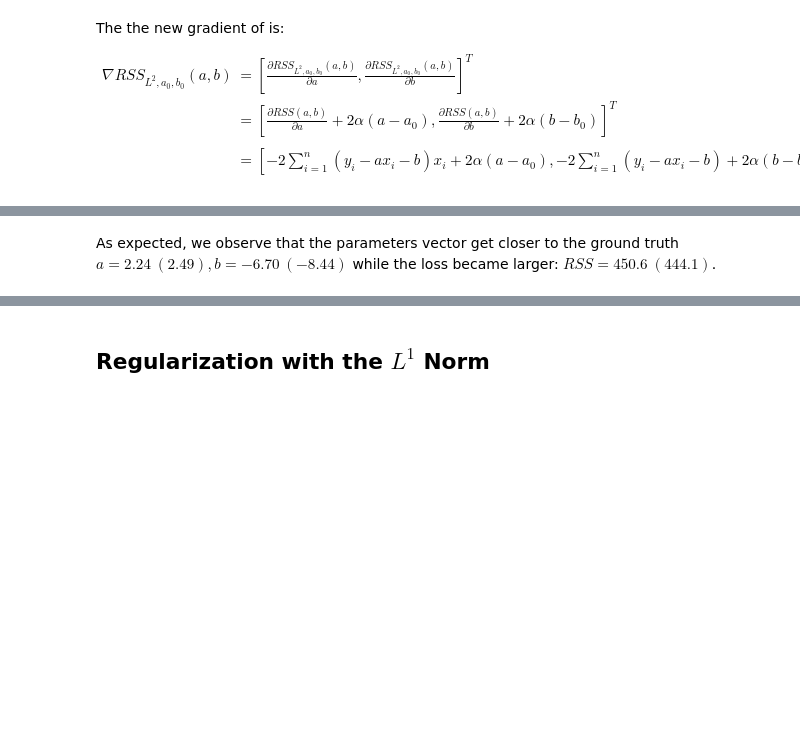
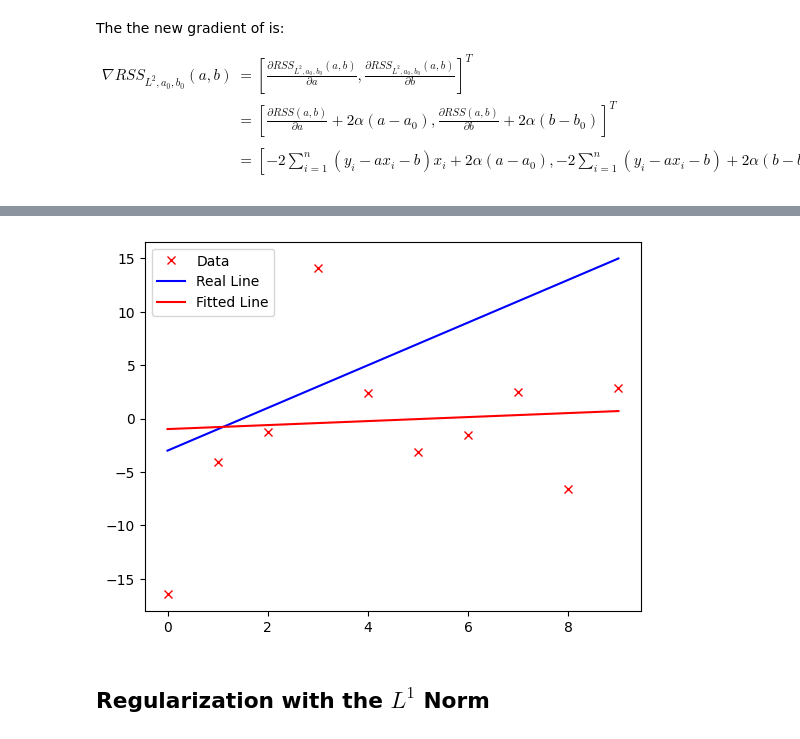
Before and after one commit to kallefrisk/Schoolwork, a Jupyter notebook: Python/DeepLearning/Regularization of linear regression with norms and constraints.ipynb, the cells around one changed output, grey strips where cells are left out. Saved outputs shown, nothing was run; the diff lists cells and outputs as text; code cells hidden in the pictures; blank space fills up the shorter version.

```diff
--- a/Python/DeepLearning/Regularization of linear regression with norms and constraints.ipynb
+++ b/Python/DeepLearning/Regularization of linear regression with norms and constraints.ipynb
@@ -276,2 +275,10 @@ L2: a=2.24 b=-6.70 loss=450.60
-# %% [markdown]
-As expected, we observe that the parameters vector get closer to the ground truth $a=2.24\ (2.49), b=-6.70\ (-8.44)$ while the loss became larger: $RSS=450.6\ (444.1)$.
+# %%
+print(f"L2 tying: a={aL2t[-1][0]:.2f} b={bL2t[-1][0]:.2f} loss={L2(aL2t[-1], bL2t[-1], X, Y)}")
+
+fig, ax = plt.subplots()
+ax.plot(X, Y, "rx", label="Data")
+ax.plot(X, a0 * X + b0, "b-", label="Real Line")
+ax.plot(X, aL2[-1] * X + bL2[-1], "r-", label="Fitted Line")
+plt.legend()
+plt.show()
+# %% [output]
@@ -278,3 +286,4 @@ As expected, we observe that the parameters vector get closer to the ground trut
+[figure, added]
 # %% [markdown]
 ## Regularization with the $L^1$ Norm
 # %% [markdown]
```
Also changed, not shown: parts of 13 cells of this notebook.
